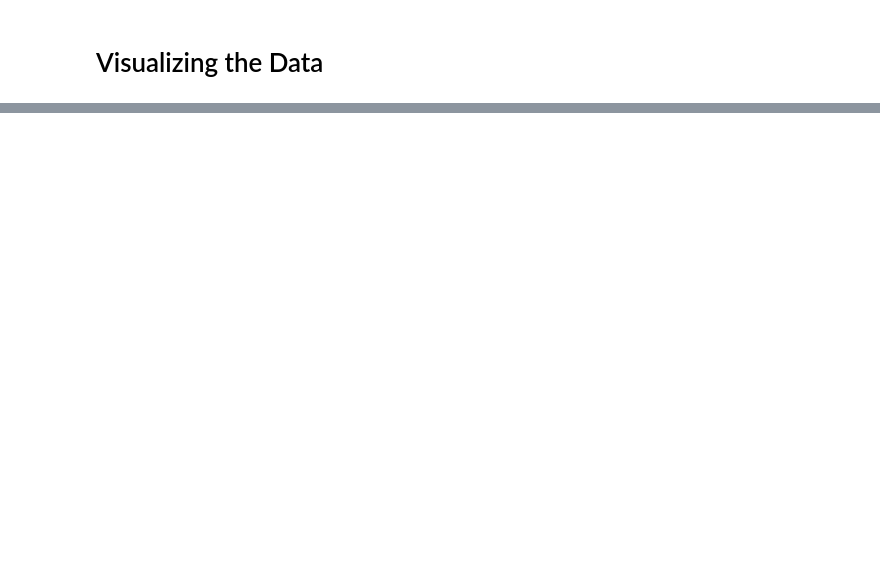
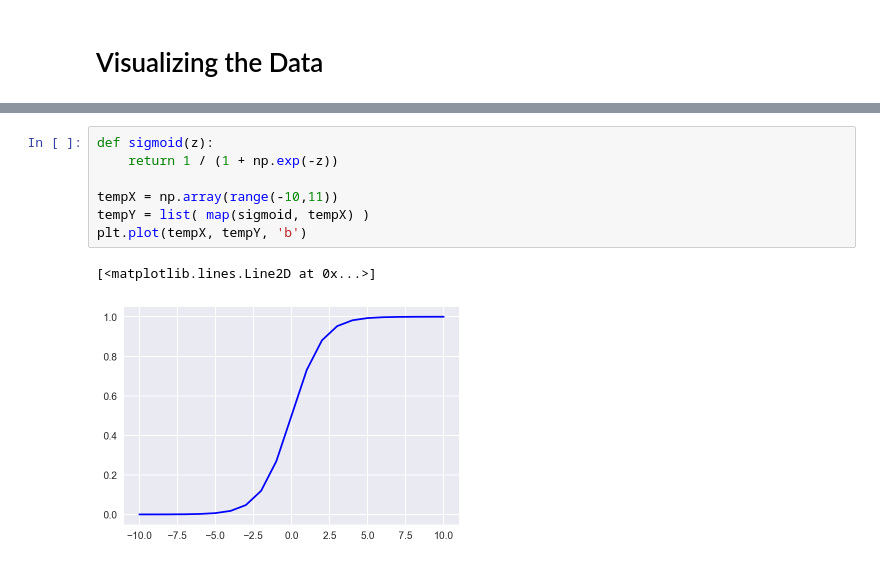
Before and after one commit to SadeghHayeri/Personal, a Jupyter notebook: Artificial Intelligence/CA3/Q4.ipynb, the cells around one changed output, grey strips where cells are left out. Saved outputs shown, nothing was run; the diff lists cells and outputs as text; blank space fills up the shorter version.

```diff
--- a/Artificial Intelligence/CA3/Q4.ipynb
+++ b/Artificial Intelligence/CA3/Q4.ipynb
@@ -66,0 +108,10 @@ for i in range(row):
+# %%
+def sigmoid(z):
+    return 1 / (1 + np.exp(-z))
+
+tempX = np.array(range(-10,11))
+tempY = list( map(sigmoid, tempX) )
+plt.plot(tempX, tempY, 'b')
+# %% [output]
+[<matplotlib.lines.Line2D at 0x...>]
+[figure, added]
```
Also changed, not shown: parts of 15 cells of this notebook.
